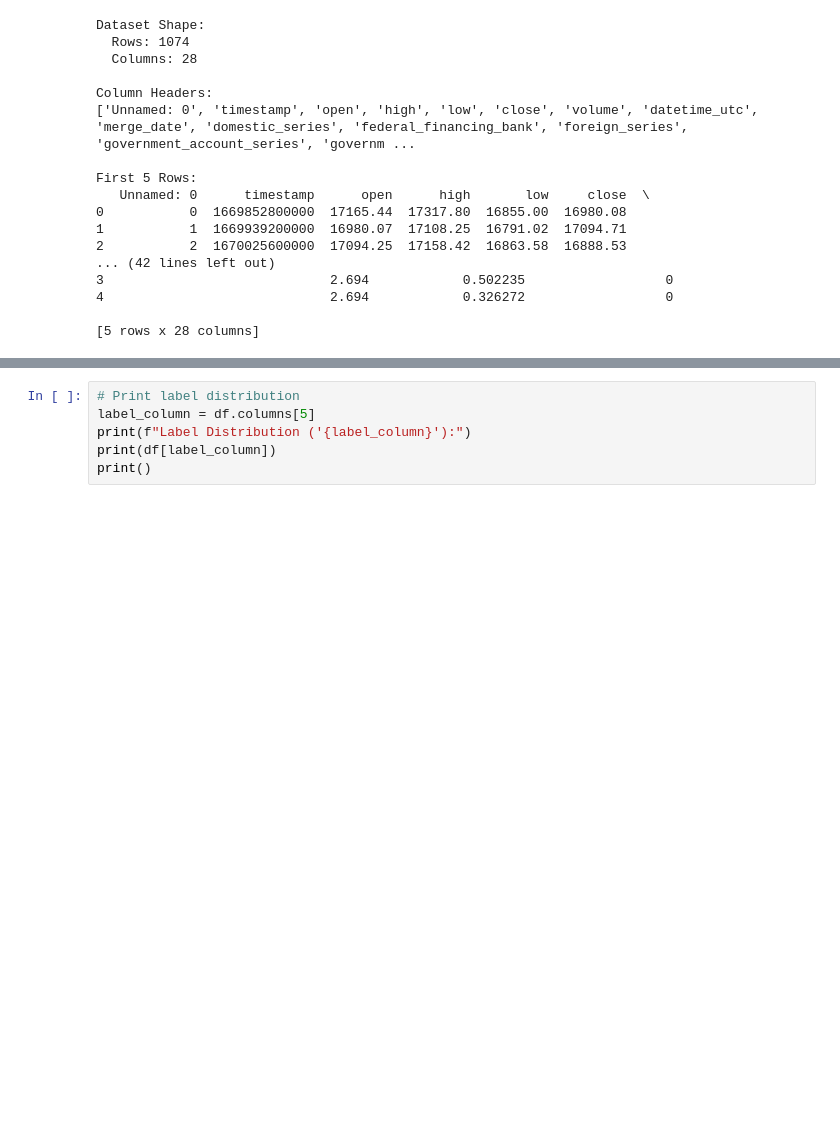
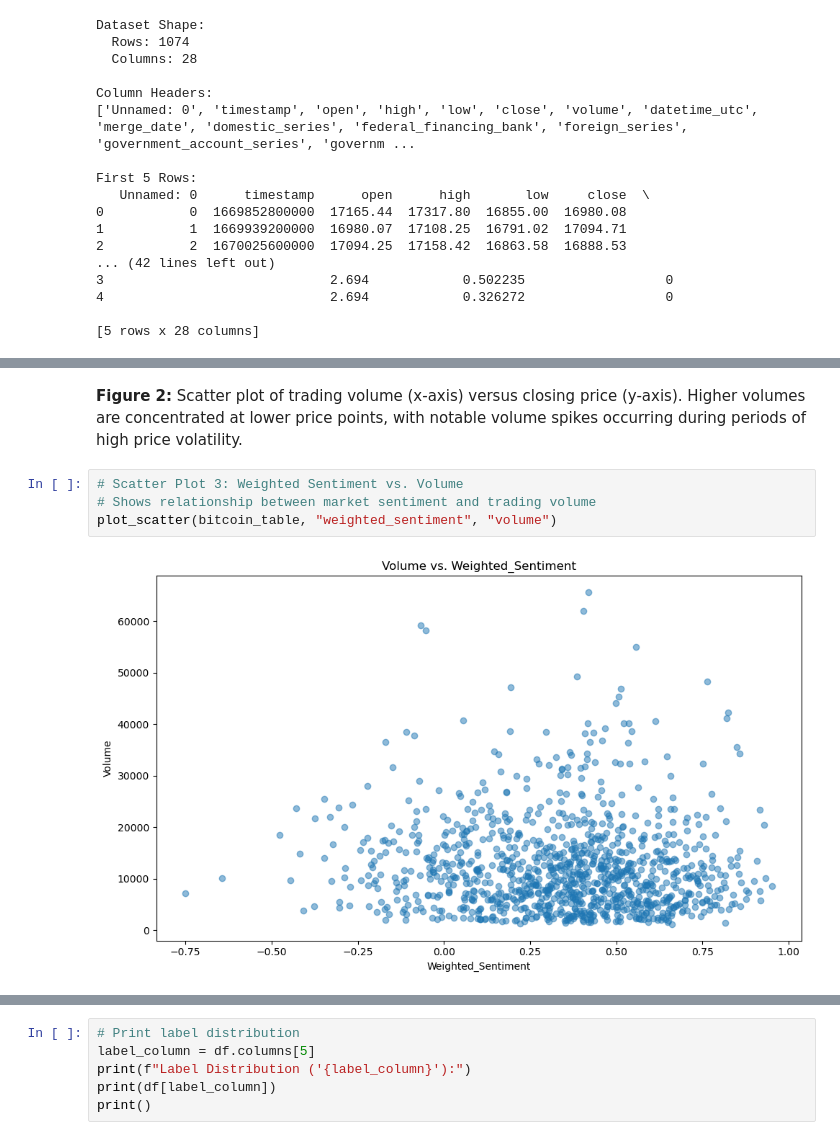
Before and after one commit to J0shua-source/CS-322-ProjectOverview, a Jupyter notebook: Algorithm_Project.ipynb, the cells around one changed output, grey strips where cells are left out. Cells and saved outputs as stored; diff of their text form; blank space fills up the shorter version.

```diff
--- a/Algorithm_Project.ipynb
+++ b/Algorithm_Project.ipynb
@@ -96,0 +132,8 @@ First 5 Rows:
+# %% [markdown]
+**Figure 2:** Scatter plot of trading volume (x-axis) versus closing price (y-axis). Higher volumes are concentrated at lower price points, with notable volume spikes occurring during periods of high price volatility.
+# %%
+# Scatter Plot 3: Weighted Sentiment vs. Volume
+# Shows relationship between market sentiment and trading volume
+plot_scatter(bitcoin_table, "weighted_sentiment", "volume")
+# %% [output]
+[figure, added]
```
Also changed, not shown: parts of 67 cells of this notebook, 3 other files.
